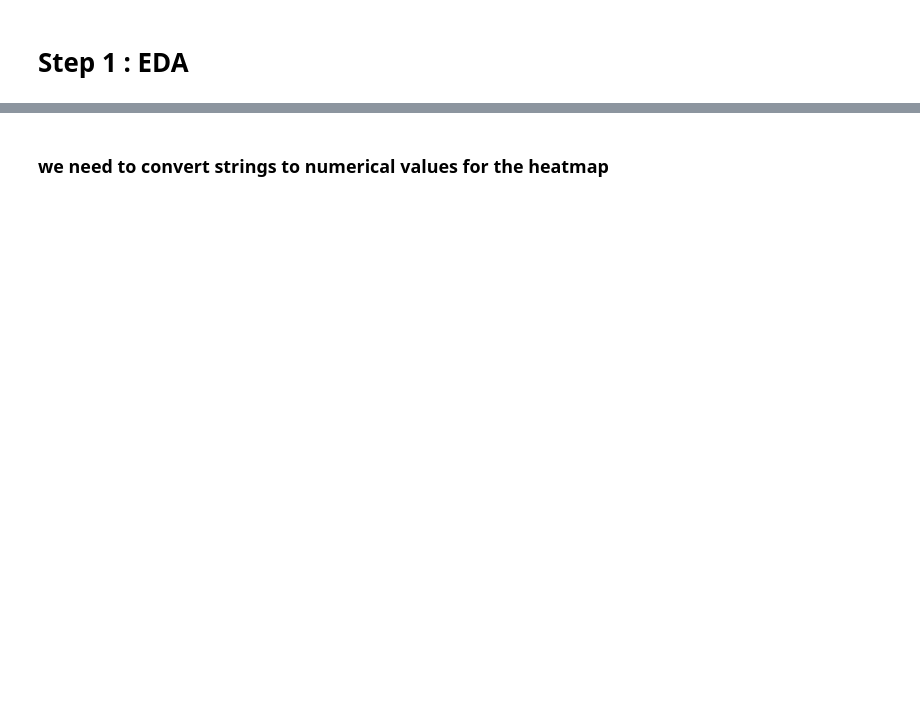
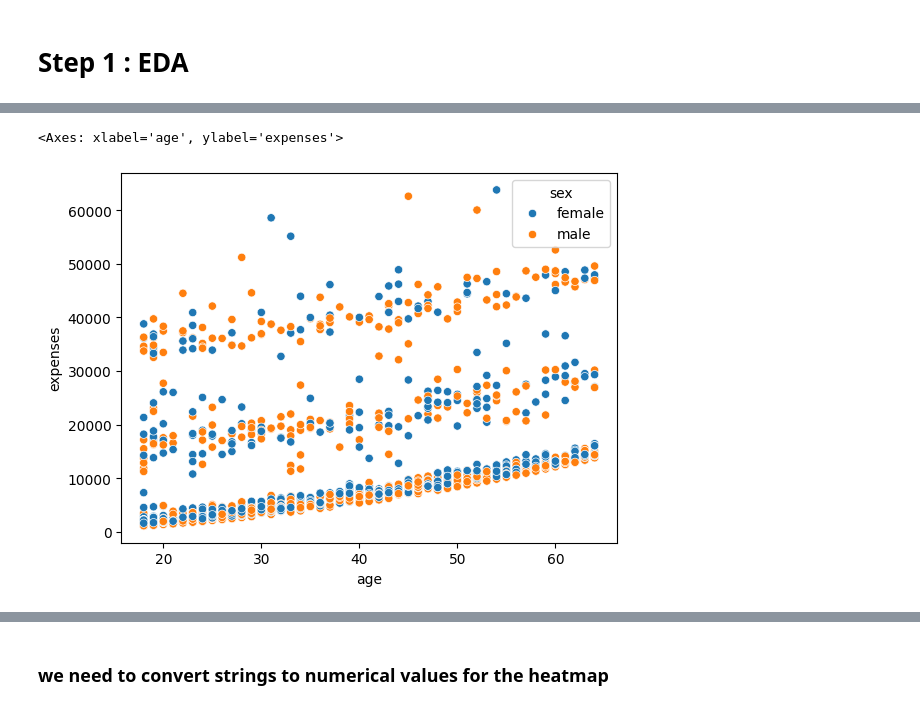
Before and after one commit to oShuail/Regression_Mini_Project_Group5, a Jupyter notebook: Insurance.ipynb, the cells around one changed output, grey strips where cells are left out. Saved outputs shown, nothing was run; the diff lists cells and outputs as text; code cells hidden in the pictures; blank space fills up the shorter version.

```diff
--- a/Insurance.ipynb
+++ b/Insurance.ipynb
@@ -10,5 +31,5 @@ ModuleNotFoundError: No module named 'numpy'
 # %% [markdown]
 # loading the dataset
 # %%
-df_insurance = pd.read_csv('../ML/insurance.csv')
+df_insurance = pd.read_csv('insurance.csv')
 df_insurance
@@ -21,4 +81,7 @@ df_insurance.describe()
 # %%
-sns.scatterplot(data = df_insurance, x = "age", y = "charges", hue="sex")
+sns.scatterplot(data = df_insurance, x = "age", y = "expenses", hue="sex")
+# %% [output]
+<Axes: xlabel='age', ylabel='expenses'>
+[figure, added]
 # %%
 df_insurance
```
Also changed, not shown: parts of 23 cells of this notebook.
